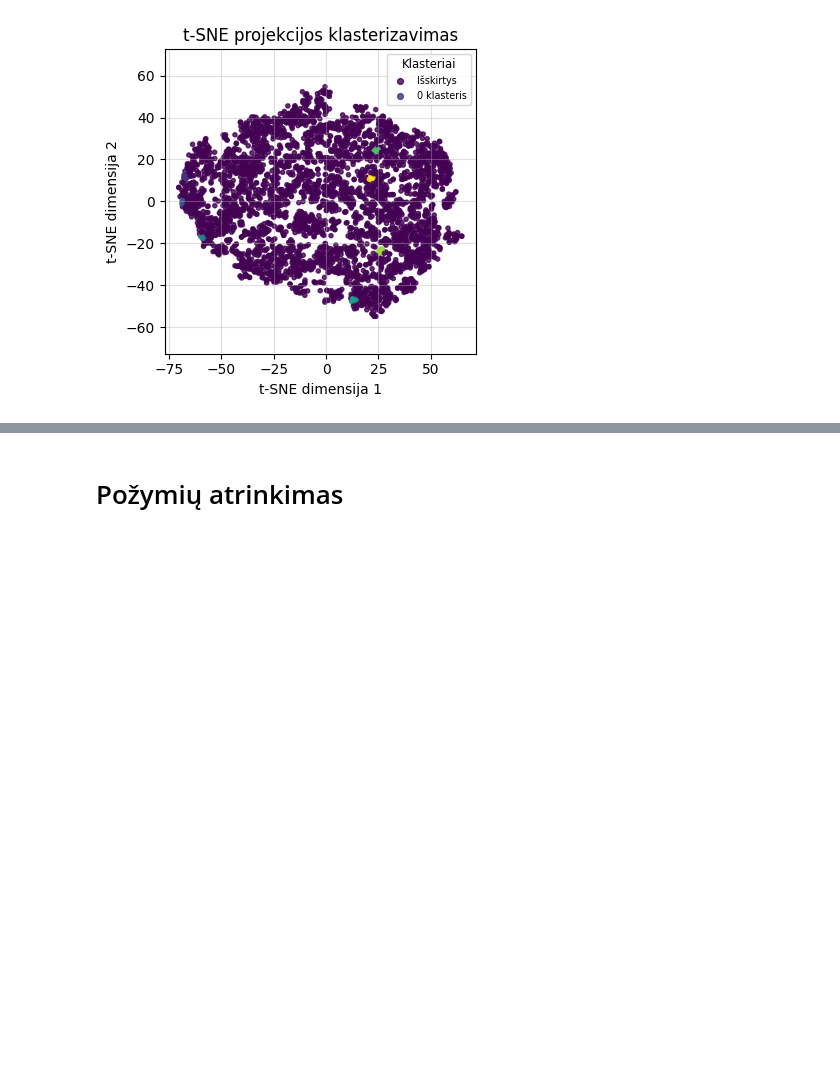
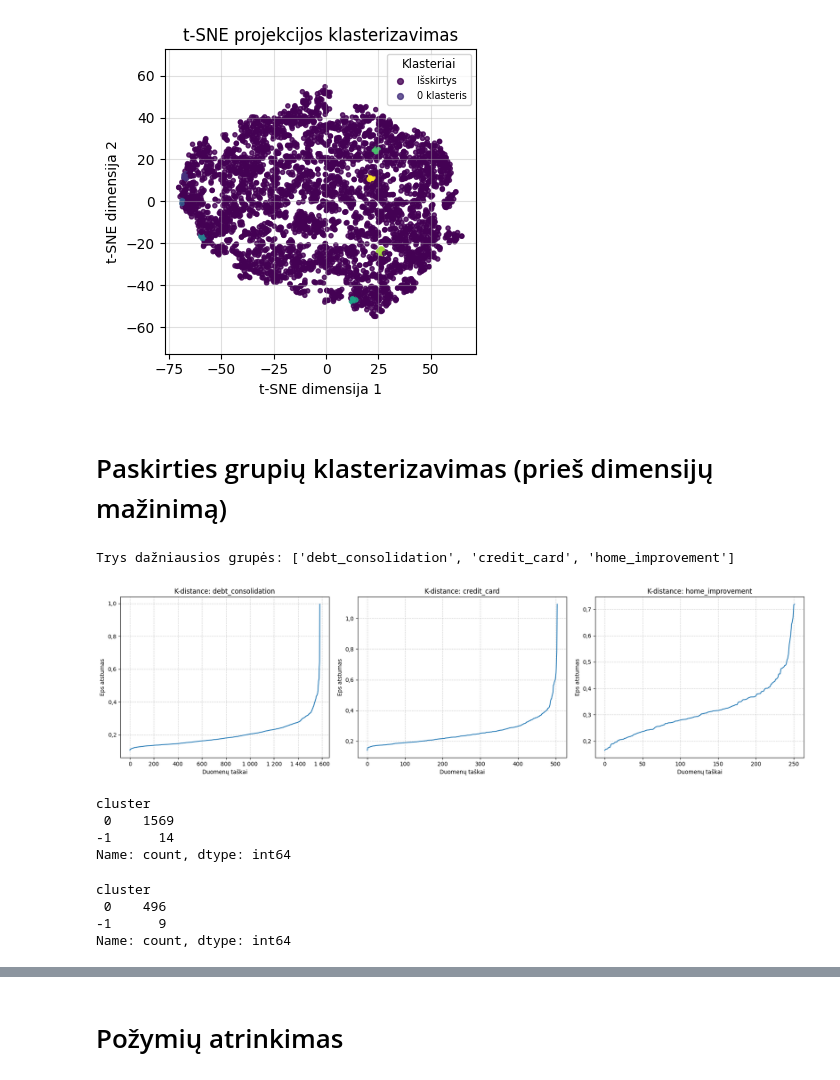
Before and after one commit to EvelinaDu/Papildomi_duomenu_vizualizavimo_skyriai, a Jupyter notebook: 3_laboratorinis/dbscan.ipynb, the cells around one changed output, grey strips where cells are left out. Cells and saved outputs as stored; diff of their text form; code cells hidden in the pictures; blank space fills up the shorter version.

Commit message:
Redid DBSCAN for purpse groups and RFECV

```diff
--- a/3_laboratorinis/dbscan.ipynb
+++ b/3_laboratorinis/dbscan.ipynb
@@ -10,0 +15,7 @@ from sklearn.manifold import TSNE
+# %%
+try:
+    locale.setlocale(locale.LC_ALL, 'lt_LT.UTF-8')
+except:
+    locale.setlocale(locale.LC_ALL, 'lt_LT')
+
+mpl.rcParams['axes.formatter.use_locale'] = True
@@ -138,3 +157,69 @@ plt.tight_layout()
 plt.show()
 # %% [output]
 [figure]
+# %% [markdown]
+# Paskirties grupių klasterizavimas (prieš dimensijų mažinimą)
+# %%
+filtered_data = min_max_data[min_max_data['purpose'] != 'all_other']
+
+top_3_purposes = filtered_data['purpose'].value_counts().nlargest(3).index.tolist()
+
+print(f"Trys dažniausios grupės: {top_3_purposes}")
+
+debt_consolidation_data = min_max_data[min_max_data['purpose'] == top_3_purposes[0]]
+credit_card_data = min_max_data[min_max_data['purpose'] == top_3_purposes[1]]
+home_improvement_data = min_max_data[min_max_data['purpose'] == top_3_purposes[2]]
+# %% [output]
+Trys dažniausios grupės: ['debt_consolidation', 'credit_card', 'home_improvement']
+# %%
+groups = [debt_consolidation_data, credit_card_data, home_improvement_data]
+titles = top_3_purposes
+
+plt.figure(figsize=(18, 5))
+
+for i, df in enumerate(groups):
+    numeric_data = df.select_dtypes(include=[np.number])
+
+    neighbors = NearestNeighbors(n_neighbors=18)
+    neighbors_fit = neighbors.fit(numeric_data)
+    distances, indices = neighbors_fit.kneighbors(numeric_data)
+
+    sorted_distances = np.sort(distances[:, 17], axis=0)
+
+    plt.subplot(1, 3, i + 1)
+    plt.plot(sorted_distances)
+    plt.title(f'K-distance: {titles[i]}')
+    plt.xlabel('Duomenų taškai')
+    plt.ylabel('Eps atstumas')
+    plt.grid(True, linestyle='--', alpha=0.6)
+
+plt.tight_layout()
+plt.show()
+# %% [output]
+[figure, added]
+# %%
+dbscan_debt_consolidation = DBSCAN(eps=0.35, min_samples=18)
+clusters = dbscan_debt_consolidation.fit_predict(debt_consolidation_data.select_dtypes(include=[np.number]))
+
+dbscan_clusters_debt_consolidation = debt_consolidation_data.copy()
+dbscan_clusters_debt_consolidation['cluster'] = clusters
+
+print(dbscan_clusters_debt_consolidation['cluster'].value_counts())
+# %% [output]
+cluster
+ 0    1569
+-1      14
+Name: count, dtype: int64
+# %%
+dbscan_credit_card = DBSCAN(eps=0.4, min_samples=18)
+clusters = dbscan_credit_card.fit_predict(credit_card_data.select_dtypes(include=[np.number]))
+
+dbscan_clusters_credit_card = credit_card_data.copy()
+dbscan_clusters_credit_card['cluster'] = clusters
+
+print(dbscan_clusters_credit_card['cluster'].value_counts())
+# %% [output]
+cluster
+ 0    496
+-1      9
+Name: count, dtype: int64
```
Also changed, not shown: parts of 13 cells of this notebook.
